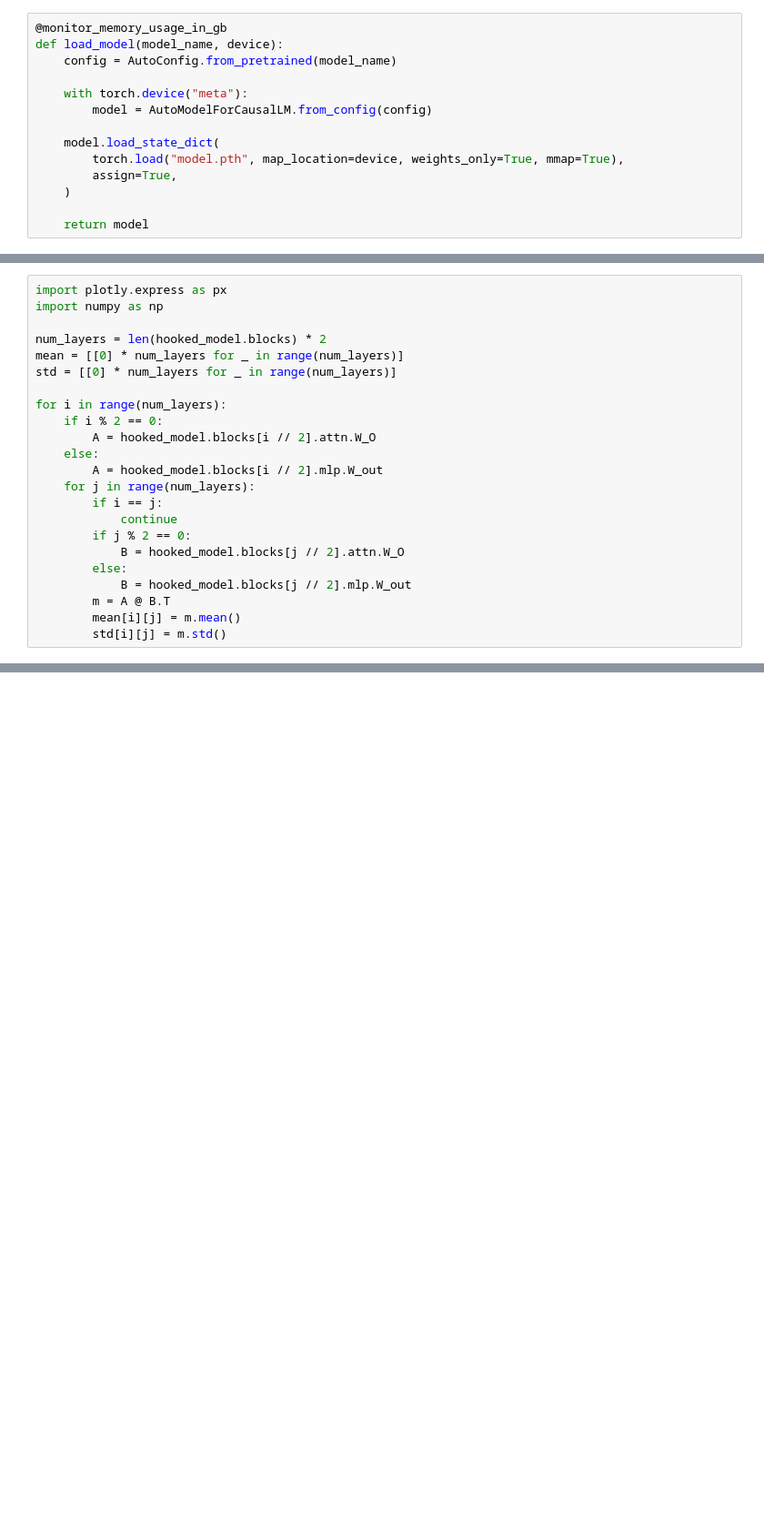
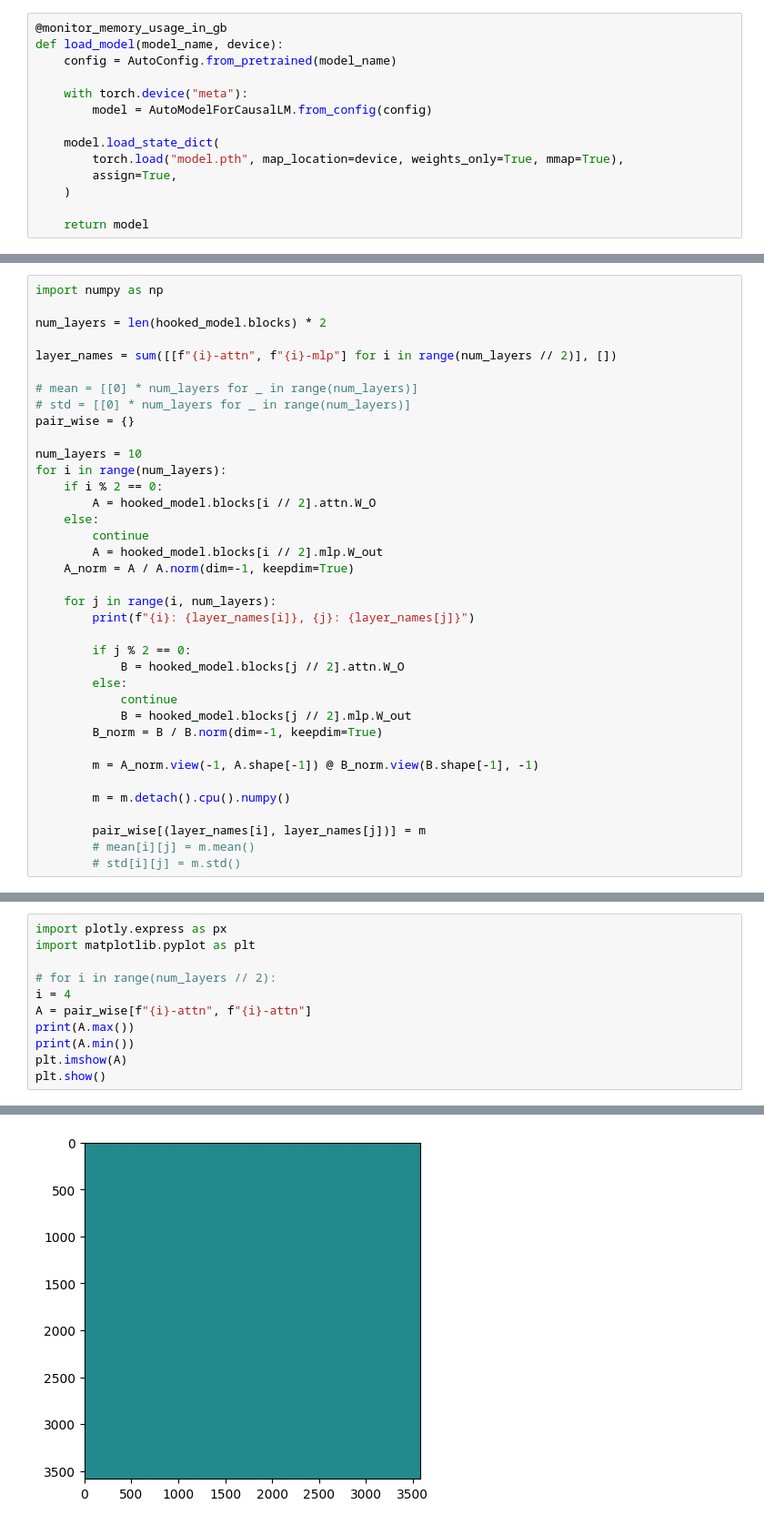
Before and after one commit to lone17/llm-activation-control, a Jupyter notebook: weights_basis.ipynb, the cells around one changed output, grey strips where cells are left out. Shown: that part at 91% size. Saved outputs shown, nothing was run; the diff lists cells and outputs as text; blank space fills up the shorter version.

```diff
--- a/weights_basis.ipynb
+++ b/weights_basis.ipynb
@@ -117,23 +167,37 @@ dir(model.model.layers[0].mlp)
 # %%
-import plotly.express as px
 import numpy as np
 
 num_layers = len(hooked_model.blocks) * 2
-mean = [[0] * num_layers for _ in range(num_layers)]
-std = [[0] * num_layers for _ in range(num_layers)]
 
+layer_names = sum([[f"{i}-attn", f"{i}-mlp"] for i in range(num_layers // 2)], [])
+
+# mean = [[0] * num_layers for _ in range(num_layers)]
+# std = [[0] * num_layers for _ in range(num_layers)]
+pair_wise = {}
+
+num_layers = 10
 for i in range(num_layers):
     if i % 2 == 0:
         A = hooked_model.blocks[i // 2].attn.W_O
     else:
+        continue
         A = hooked_model.blocks[i // 2].mlp.W_out
-    for j in range(num_layers):
-        if i == j:
-            continue
+    A_norm = A / A.norm(dim=-1, keepdim=True)
+
+    for j in range(i, num_layers):
+        print(f"{i}: {layer_names[i]}, {j}: {layer_names[j]}")
+
         if j % 2 == 0:
             B = hooked_model.blocks[j // 2].attn.W_O
         else:
+            continue
             B = hooked_model.blocks[j // 2].mlp.W_out
-        m = A @ B.T
-        mean[i][j] = m.mean()
-        std[i][j] = m.std()
+        B_norm = B / B.norm(dim=-1, keepdim=True)
+
+        m = A_norm.view(-1, A.shape[-1]) @ B_norm.view(B.shape[-1], -1)
+
+        m = m.detach().cpu().numpy()
+
+        pair_wise[(layer_names[i], layer_names[j])] = m
+        # mean[i][j] = m.mean()
+        # std[i][j] = m.std()
@@ -139,0 +244,12 @@ for i in range(num_layers):
+# %%
+import plotly.express as px
+import matplotlib.pyplot as plt
+
+# for i in range(num_layers // 2):
+i = 4
+A = pair_wise[f"{i}-attn", f"{i}-attn"]
+print(A.max())
+print(A.min())
+plt.imshow(A)
+plt.show()
+# %% [output]
@@ -139,0 +258 @@ for i in range(num_layers):
+[figure, added]
```
Also changed, not shown: parts of 16 cells of this notebook, 12 other files.
